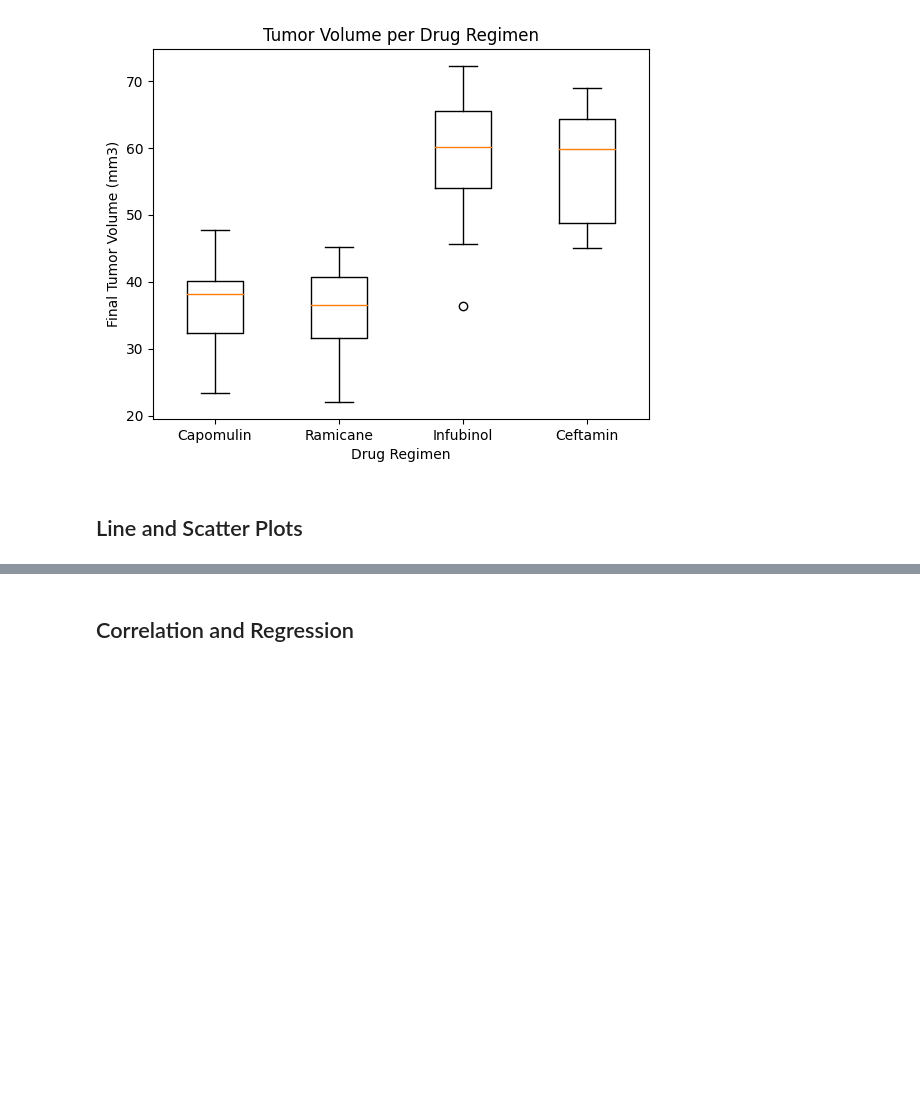
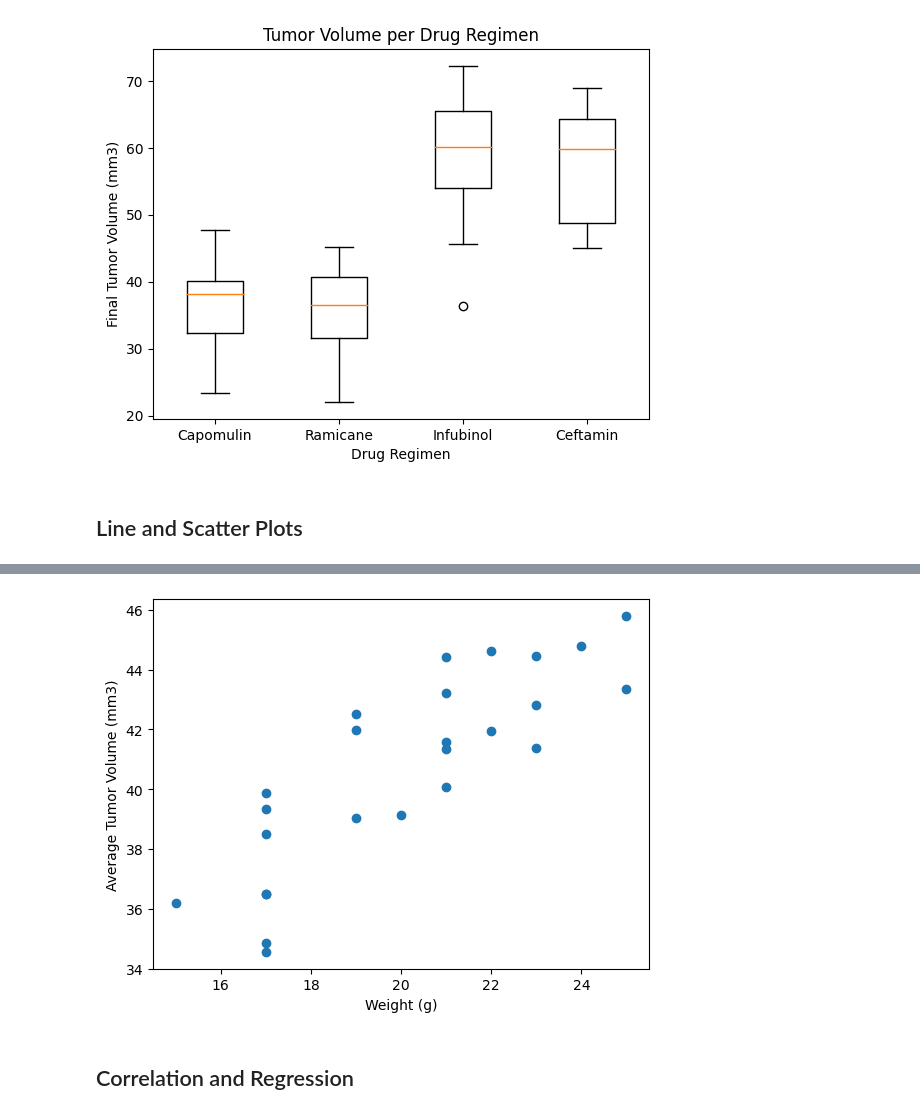
Before and after one commit to juansierra1182/Data-Visualization-challenge, a Jupyter notebook: Pymaceuticals/main.ipynb, the cells around one changed output, grey strips where cells are left out. Drawn from its saved outputs; the diff is of its cells as text; code cells hidden in the pictures; blank space fills up the shorter version.

```diff
--- a/Pymaceuticals/main.ipynb
+++ b/Pymaceuticals/main.ipynb
@@ -346,4 +345,13 @@ plt.show()
 # %%
 # Generate a scatter plot of average tumor volume vs. mouse weight for the Capomulin regimen
+average_tumor_capomulin_df = (capomulin_mice_df.groupby("Mouse ID")).mean(numeric_only = True)
+x_values = average_tumor_capomulin_df["Weight (g)"]
+y_values = average_tumor_capomulin_df["Tumor Volume (mm3)"]
+plt.xlabel("Weight (g)")
+plt.ylabel("Average Tumor Volume (mm3)")
+plt.scatter(x_values,y_values)
+plt.show()
+# %% [output]
+[figure, added]
 # %% [markdown]
 ## Correlation and Regression
```
Also changed, not shown: parts of 5 cells of this notebook.
